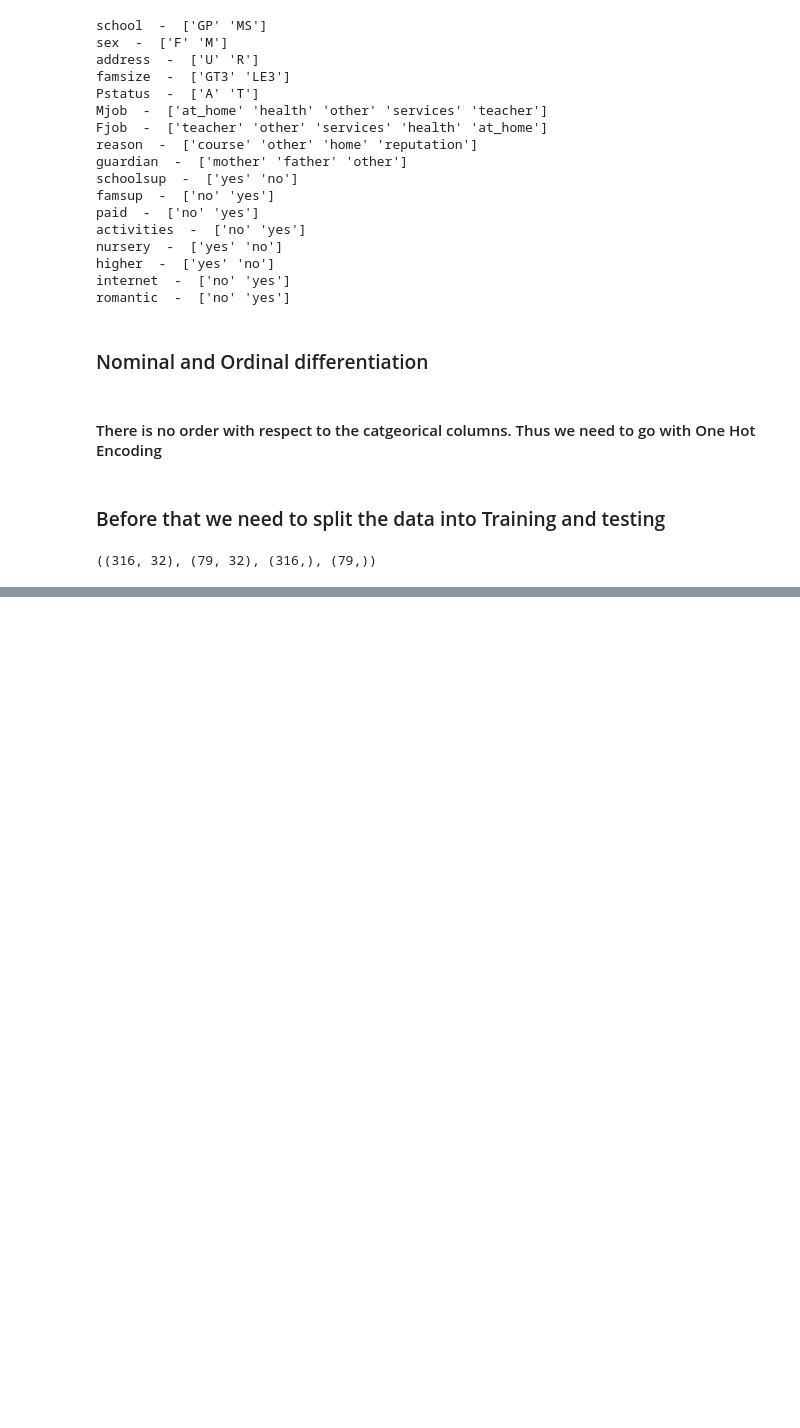
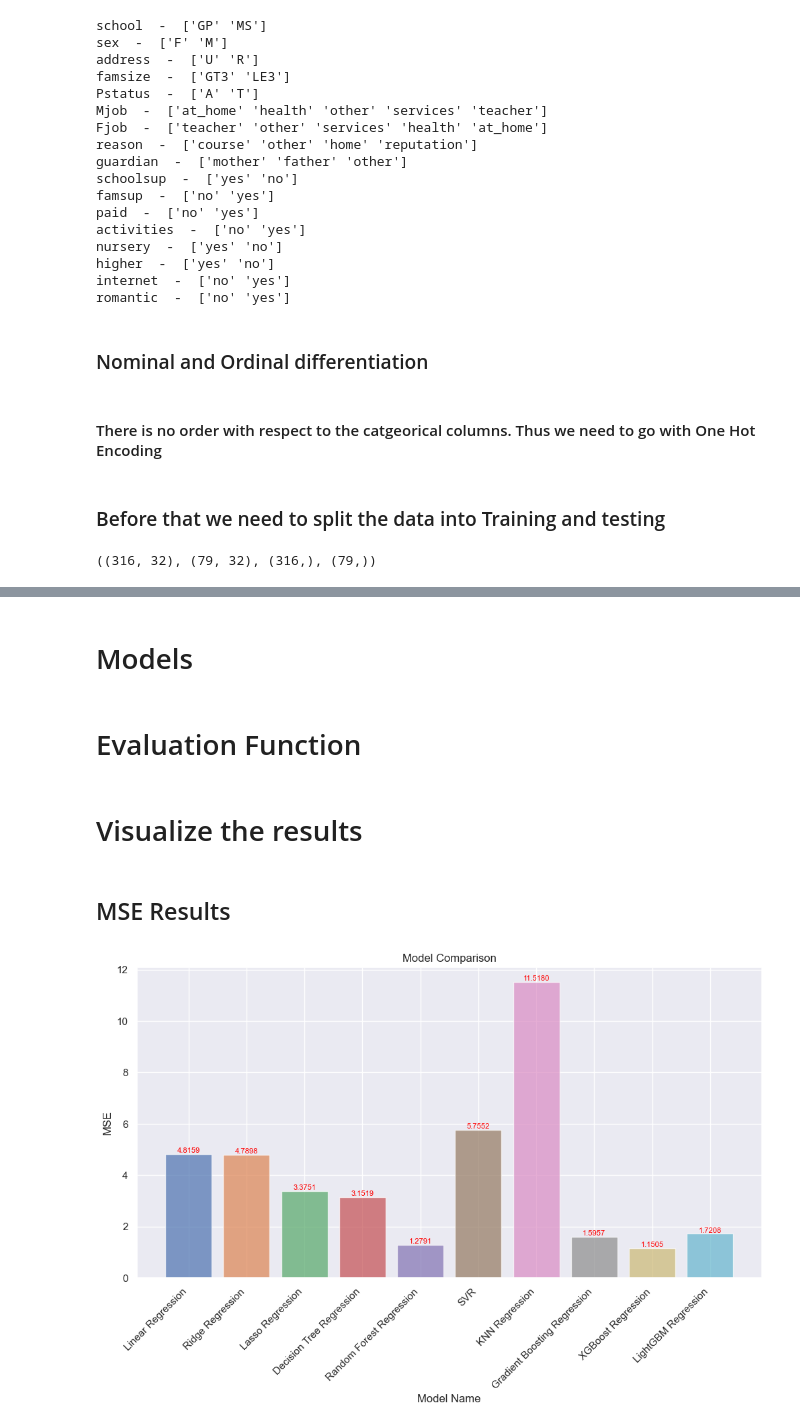
Before and after one commit to Mohshaikh23/Student-Data-Analysis, a Jupyter notebook: Student data analysis.ipynb, the cells around one changed output, grey strips where cells are left out. Drawn from its saved outputs; the diff is of its cells as text; code cells hidden in the pictures; blank space fills up the shorter version.

```diff
--- a/Student data analysis.ipynb
+++ b/Student data analysis.ipynb
@@ -552,0 +584,8 @@ mean_squared_error(y_test, y_pred), mean_absolute_error(y_test, y_pred), r2_scor
+# %%
+lasso = Lasso()
+
+lasso.fit(X_train_transformed, y_train)
+
+y_pred_ls = lasso.predict(X_test_transformed)
+
+mean_squared_error(y_test, y_pred_ls), mean_absolute_error(y_test, y_pred_ls), r2_score(y_test, y_pred_ls)*100
@@ -552,0 +718,5 @@ mean_squared_error(y_test, y_pred), mean_absolute_error(y_test, y_pred), r2_scor
+# %%
+X_train = X_train_transformed.copy()
+X_test = X_test_transformed.copy()
+# %% [markdown]
+# Models
@@ -552,0 +785,39 @@ mean_squared_error(y_test, y_pred), mean_absolute_error(y_test, y_pred), r2_scor
+# %% [markdown]
+# Evaluation Function
+# %%
+# Function for model evaluation with different metrics
+def evaluate_model(model, X, y, metrics=['mse', 'r2', 'mae']):
+    evaluations = {}
+    for metric in metrics:
+        if metric == 'mse':
+            y_pred = model.predict(X)
+            evaluations['mse'] = mean_squared_error(y, y_pred)
+        elif metric == 'r2':
+            y_pred = model.predict(X)
+            evaluations['r2'] = r2_score(y, y_pred)
+        elif metric == 'mae':
+            y_pred = model.predict(X)
+            evaluations['mae'] = mean_absolute_error(y, y_pred)
+    return evaluations
+# %% [markdown]
+# Visualize the results
+# %% [markdown]
+## MSE Results
+# %%
+plt.figure(figsize=(12, 6))
+for model_name, model in models.items():
+    evaluations = evaluate_model(model, X_test, y_test, metrics=['mse'])
+    mse_value = evaluations['mse']
+
+    plt.bar(model_name, mse_value, alpha=0.7, label=f"{model_name} - MSE: {mse_value:.4f}")
+
+    # Display the numerical value on top of the bar
+    plt.text(model_name, mse_value + 0.001, f'{mse_value:.4f}', ha='center', va='bottom', fontsize=8, color='Red')
+
+plt.title('Model Comparison')
+plt.xlabel('Model Name')
+plt.ylabel('MSE')
+plt.xticks(rotation=45, ha='right')
+plt.show()
+# %% [output]
+[figure, added]
```
Also changed, not shown: parts of 24 cells of this notebook, 4 other files.
